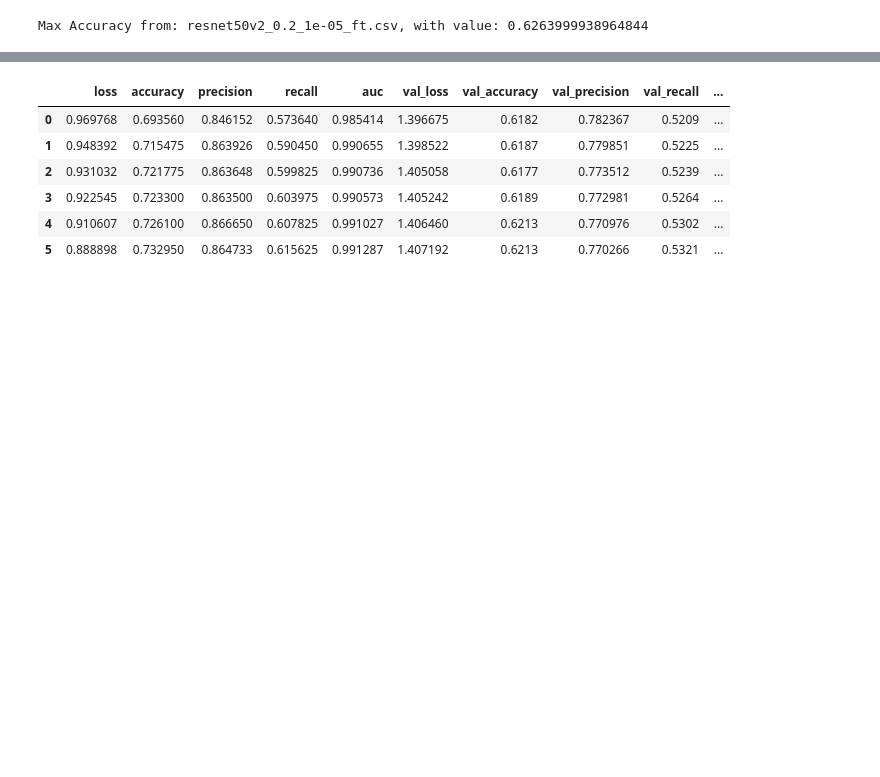
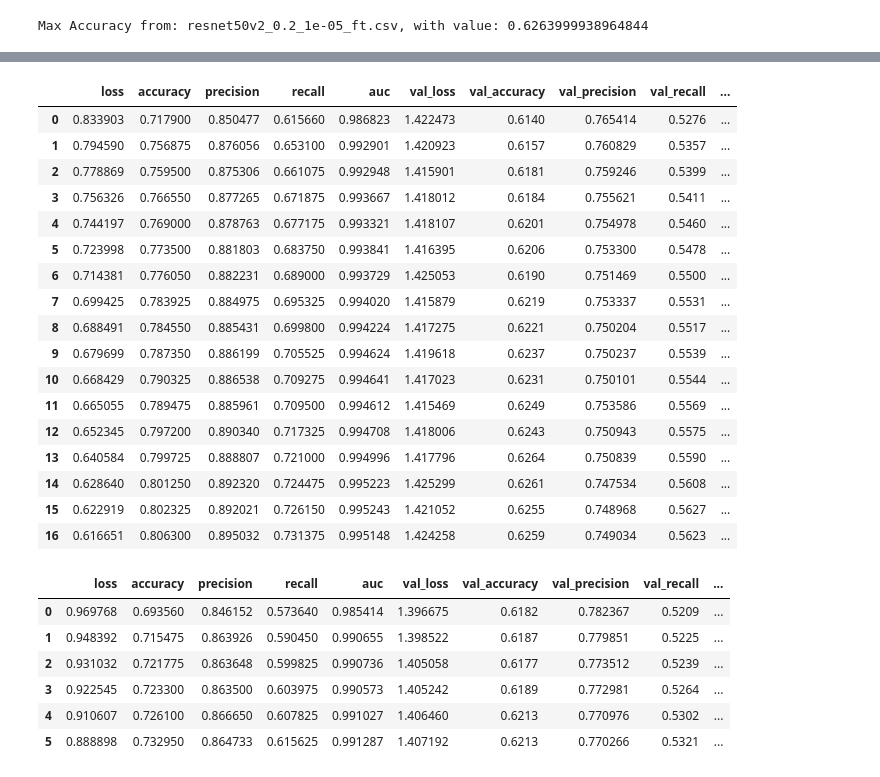
Before and after one commit to Con97/EE992, a Jupyter notebook: ReadPlot.ipynb, the cells around one changed output, grey strips where cells are left out. Cells and saved outputs as stored; diff of their text form; code cells hidden in the pictures; blank space fills up the shorter version.

```diff
--- a/ReadPlot.ipynb
+++ b/ReadPlot.ipynb
@@ -132,3 +126,24 @@ pd.read_csv(folder+"resnet152v2_0.2_1e-05_tl.csv")
+# %%
+pd.read_csv(folder+"resnet50v2_0.2_1e-05_ft.csv")
+# %% [output]
+|  | loss | accuracy | precision | recall | auc | val_loss | val_accuracy | val_precision | val_recall | ... |
+| 0 | 0.833903 | 0.717900 | 0.850477 | 0.615660 | 0.986823 | 1.422473 | 0.6140 | 0.765414 | 0.5276 | ... |
+| 1 | 0.794590 | 0.756875 | 0.876056 | 0.653100 | 0.992901 | 1.420923 | 0.6157 | 0.760829 | 0.5357 | ... |
+| 2 | 0.778869 | 0.759500 | 0.875306 | 0.661075 | 0.992948 | 1.415901 | 0.6181 | 0.759246 | 0.5399 | ... |
+| 3 | 0.756326 | 0.766550 | 0.877265 | 0.671875 | 0.993667 | 1.418012 | 0.6184 | 0.755621 | 0.5411 | ... |
+| 4 | 0.744197 | 0.769000 | 0.878763 | 0.677175 | 0.993321 | 1.418107 | 0.6201 | 0.754978 | 0.5460 | ... |
+| 5 | 0.723998 | 0.773500 | 0.881803 | 0.683750 | 0.993841 | 1.416395 | 0.6206 | 0.753300 | 0.5478 | ... |
+| 6 | 0.714381 | 0.776050 | 0.882231 | 0.689000 | 0.993729 | 1.425053 | 0.6190 | 0.751469 | 0.5500 | ... |
+| 7 | 0.699425 | 0.783925 | 0.884975 | 0.695325 | 0.994020 | 1.415879 | 0.6219 | 0.753337 | 0.5531 | ... |
+| 8 | 0.688491 | 0.784550 | 0.885431 | 0.699800 | 0.994224 | 1.417275 | 0.6221 | 0.750204 | 0.5517 | ... |
+| 9 | 0.679699 | 0.787350 | 0.886199 | 0.705525 | 0.994624 | 1.419618 | 0.6237 | 0.750237 | 0.5539 | ... |
+| 10 | 0.668429 | 0.790325 | 0.886538 | 0.709275 | 0.994641 | 1.417023 | 0.6231 | 0.750101 | 0.5544 | ... |
+| 11 | 0.665055 | 0.789475 | 0.885961 | 0.709500 | 0.994612 | 1.415469 | 0.6249 | 0.753586 | 0.5569 | ... |
+| 12 | 0.652345 | 0.797200 | 0.890340 | 0.717325 | 0.994708 | 1.418006 | 0.6243 | 0.750943 | 0.5575 | ... |
+| 13 | 0.640584 | 0.799725 | 0.888807 | 0.721000 | 0.994996 | 1.417796 | 0.6264 | 0.750839 | 0.5590 | ... |
+| 14 | 0.628640 | 0.801250 | 0.892320 | 0.724475 | 0.995223 | 1.425299 | 0.6261 | 0.747534 | 0.5608 | ... |
+| 15 | 0.622919 | 0.802325 | 0.892021 | 0.726150 | 0.995243 | 1.421052 | 0.6255 | 0.748968 | 0.5627 | ... |
+| 16 | 0.616651 | 0.806300 | 0.895032 | 0.731375 | 0.995148 | 1.424258 | 0.6259 | 0.749034 | 0.5623 | ... |
 # %%
 pd.read_csv(folder+"resnet50v2_0.6_1e-05_ft.csv")
 # %% [output]
```
Also changed, not shown: parts of 6 cells of this notebook, 12 other files.
